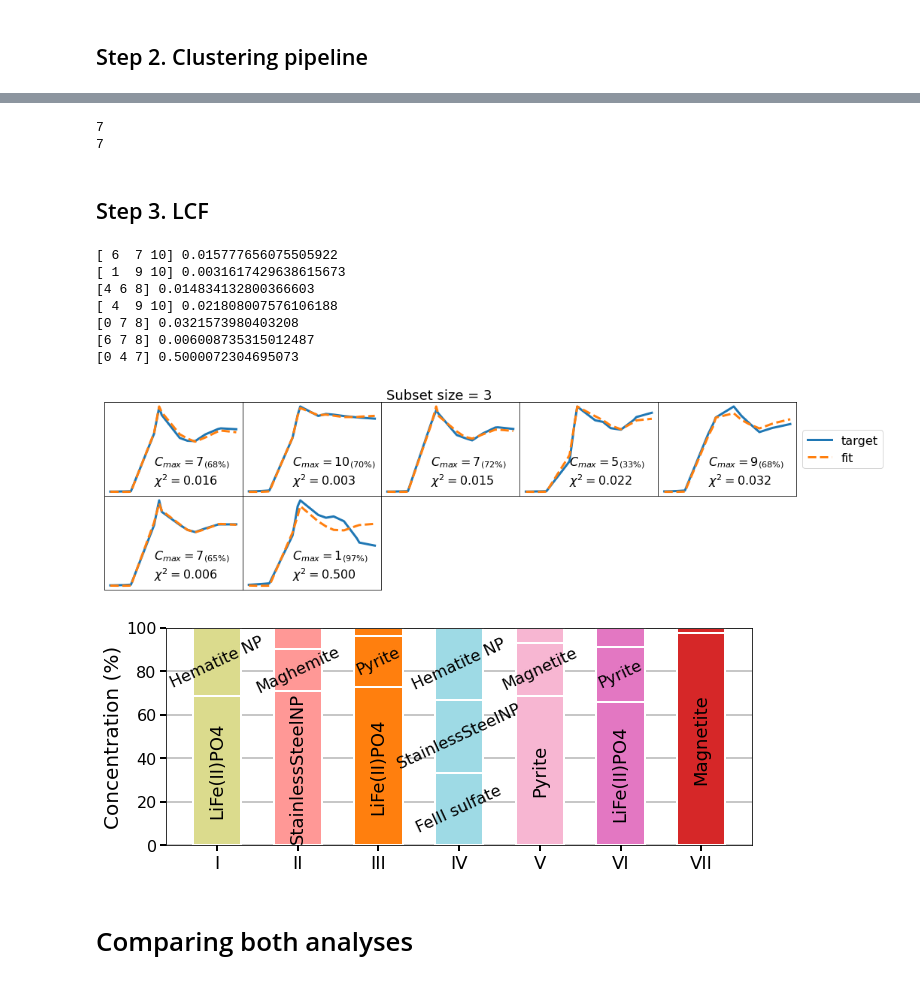
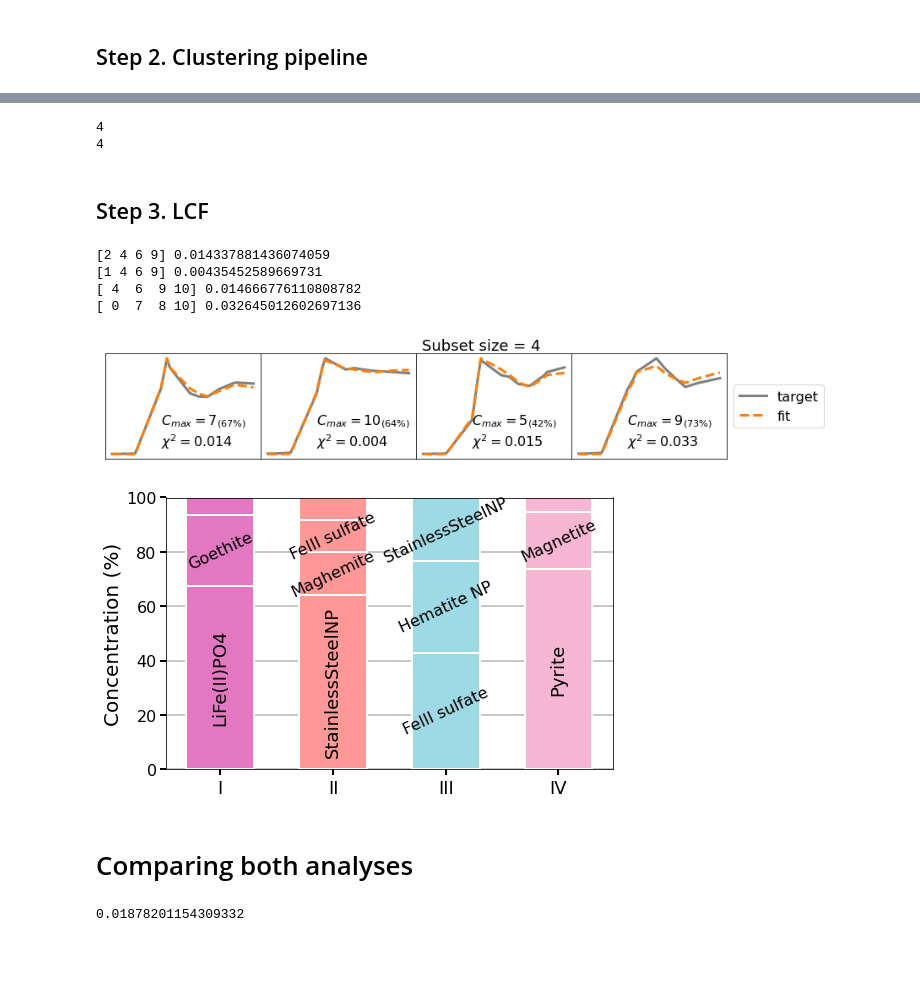
Before and after one commit to stetef/nano-XANES-microscopy-of-Fe, a Jupyter notebook: Visualization.ipynb, the cells around one changed output, grey strips where cells are left out. Saved outputs shown, nothing was run; the diff lists cells and outputs as text; code cells hidden in the pictures; blank space fills up the shorter version.

Commit message:
updated analysis and LCF of subset

```diff
--- a/Visualization.ipynb
+++ b/Visualization.ipynb
@@ -302,7 +282,7 @@ plt.show()
 # %% [markdown]
 ## Cluster averages fit to Refs
 # %%
-subset_size = 3
+subset_size = 4
 subset_indices, subsets, scales, coeffs, scores = [], [], [], [], []
 targets = np.array(list(cluster_avgs.values()))
 for i in range(len(targets)):
@@ -378,4 +358,10 @@ plt.show()
 indices = [0, 1, 3, 5, 7, 8, 17, 19, 20, 27, 30, 33, 37, 42, 43, 49]
 energy_subset = np.array(energy[indices])
 Y_Refs = Refs[:, indices]
-data_subset = np.array(normalized_spectra)[:, indices]
+
+prenormalized_subset = np.array(normalized_spectra)[:, indices]
+
+data_subset = np.array(filtered_spectra)[:, indices]
+postnormalized_subset, postnormalized_subset_dict = normalize_spectra(energy_subset,
+                                                                      data_subset,
+                                                                      filtered_spectra_dict)
@@ -383,17 +464,17 @@ data_subset = np.array(normalized_spectra)[:, indices]
 ## Step 2. Clustering pipeline
 # %%
 # PCA
-n_components_sub = make_scree_plot(data_subset, n=15, c=0, threshold=0.98, show_first_PC=False)
-plt.title('Fe XANES subset', fontsize=20)
+n_components_sub = make_scree_plot(postnormalized_subset, n=15, c=0, threshold=0.99, show_first_PC=False)
+plt.title('Post-normalized subset', fontsize=20)
 plt.show()
 
-pca, pca_components = make_PCA_traingle_plot(data_subset, n_components_sub)
+pca, pca_components = make_PCA_traingle_plot(postnormalized_subset, n_components_sub)
 show_PCs(energy_subset, pca, n=4)
 
 # UMAP
 color_labels_sub, codemap_sub, dbscan_clustering_sub = make_UMAP_plot(pca_components, normalized_spectra_dict,
                                                                       n_neighbors=4, min_dist=0, dimension=4,
-                                                                      eps=1.2)
+                                                                      eps=1.)  # eps=1.2, neighs=4, dim=4, thresh=.98
 
 # Final Clusters
 plot_color_code_map(normalized_spectra_dict, color_labels_sub)
@@ -416,8 +497,8 @@ It takes 6 PCs to explain 98% variance.
 print(len(np.unique(dbscan_clustering_sub.labels_)))
 print(len(np.unique(color_labels_sub)))
 # %% [output]
-7
-7
+4
+4
 # %% [markdown]
 ## Step 3. LCF
 # %%
@@ -430,37 +511,34 @@ for i, key in enumerate(list(normalized_spectra_dict.keys())):
 
 cluster_avgs = {key: np.average(clusters[key], axis=0) for key in list(clusters.keys())}
 # %%
-subset_size = 3
-subset_indices, subsets, scales, coeffs, scores = [], [], [], [], []
+subset_size = 4
+subset_indices_sub, subsets_sub, scales_sub, coeffs_sub, scores_sub = [], [], [], [], []
 targets = np.array(list(cluster_avgs.values()))
 for i in range(len(targets)):
     sub_idxs, subset, scale, coeffs_hat, score = LCF(targets[i], Y_Refs, subset_size,
                                                      lambda1=0.1, lambda2=1e8)
-    subset_indices.append(sub_idxs)
-    subsets.append(subset)
-    scales.append(scale)
-    coeffs.append(coeffs_hat)
-    scores.append(score)
+    subset_indices_sub.append(sub_idxs)
+    subsets_sub.append(subset)
+    scales_sub.append(scale)
+    coeffs_sub.append(coeffs_hat)
+    scores_sub.append(score)
 # %% [output]
-[ 6  7 10] 0.015777656075505922
-[ 1  9 10] 0.0031617429638615673
-[4 6 8] 0.014834132800366603
-[ 4  9 10] 0.021808007576106188
-[0 7 8] 0.0321573980403208
-[6 7 8] 0.006008735315012487
-[0 4 7] 0.5000072304695073
+[2 4 6 9] 0.014337881436074059
+[1 4 6 9] 0.00435452589669731
+[ 4  6  9 10] 0.014666776110808782
+[ 0  7  8 10] 0.032645012602697136
 # %%
-plot_recon_grid(energy_subset, targets, subset_indices, subsets, scales, coeffs, Refs_dict,
+plot_recon_grid(energy_subset, targets, subset_indices_sub, subsets_sub, scales_sub, coeffs_sub, Refs_dict,
                 ncols=5, flag_identity=False, c=1)
 plt.suptitle(f'Subset size = {subset_size}', fontsize=18, y=.88, va='bottom')
 plt.show()
 # %% [output]
-[figure, old version]
+[figure, new version]
 # %%
-fig, ax = plt.subplots(figsize=(len(cluster_avgs) * 1.5, 4))
-plot_conc_from_subset((fig, ax), np.array(coeffs).reshape(len(coeffs), -1),
-                      list(Refs_dict.keys()), subset_indices, codemap_sub)
+fig, ax = plt.subplots(figsize=(len(cluster_avgs) * 2, 5))
+plot_conc_from_subset((fig, ax), np.array(coeffs_sub).reshape(len(coeffs_sub), -1),
+                      list(Refs_dict.keys()), subset_indices_sub, codemap_sub)
 # %% [output]
-[figure, old version]
+[figure, new version]
 # %% [markdown]
 # Comparing both analyses
@@ -470,0 +552,19 @@ for i in range(len(normalized_spectra))
+# %%
+scores = []
+X1 = []
+X2 = []
+for i in range(len(normalized_spectra)):
+    x1 = get_cluster_conc(i, dbscan_clustering, np.array(subset_indices),
+                          Refs.shape[0], np.array(coeffs))
+    x2 = get_cluster_conc(i, dbscan_clustering_sub, np.array(subset_indices_sub),
+                          Y_Refs.shape[0], np.array(coeffs_sub))
+    score = wasserstein_distance(x1, x2)
+    scores.append(score)
+    X1.append(x1)
+    X2.append(x2)
+scores = np.array(scores)
+X1 = np.array(X1)
+X2 = np.array(X2)
+print(np.average(scores))
+# %% [output]
+0.01878201154309332
```
Also changed, not shown: parts of 19 cells of this notebook, 1 other file.
